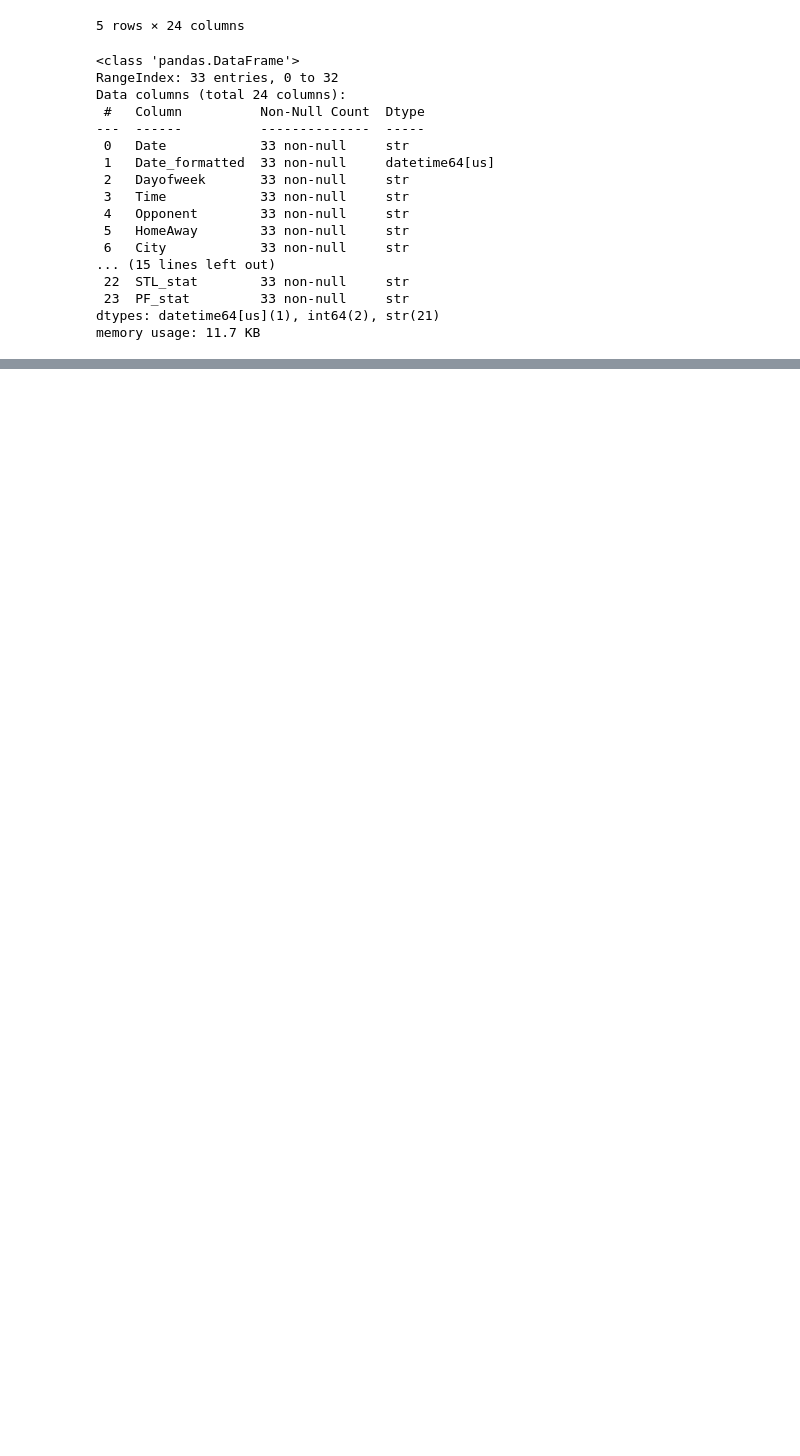
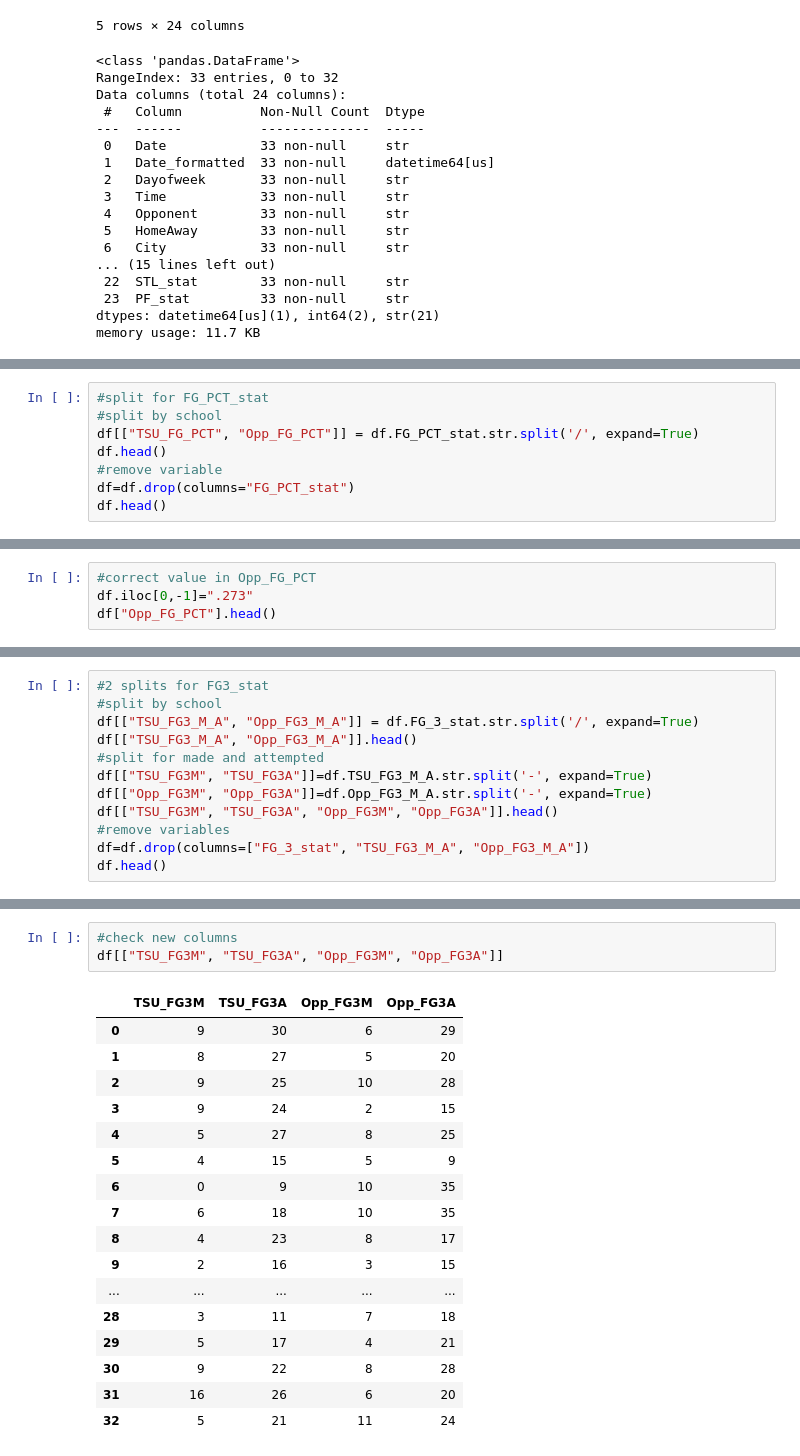
Before and after one commit to e-harrell/TSUBasketball, a Jupyter notebook: initial code.ipynb, the cells around one changed output, grey strips where cells are left out. Cells and saved outputs as stored; diff of their text form; blank space fills up the shorter version.

```diff
--- a/initial code.ipynb
+++ b/initial code.ipynb
@@ -1182,0 +1237,8 @@ memory usage: 11.7 KB
+# %%
+#split for FG_PCT_stat
+#split by school
+df[["TSU_FG_PCT", "Opp_FG_PCT"]] = df.FG_PCT_stat.str.split('/', expand=True)
+df.head()
+#remove variable
+df=df.drop(columns="FG_PCT_stat")
+df.head()
@@ -1182,0 +1281,4 @@ memory usage: 11.7 KB
+# %%
+#correct value in Opp_FG_PCT
+df.iloc[0,-1]=".273"
+df["Opp_FG_PCT"].head()
@@ -1182,0 +1292,12 @@ memory usage: 11.7 KB
+# %%
+#2 splits for FG3_stat
+#split by school
+df[["TSU_FG3_M_A", "Opp_FG3_M_A"]] = df.FG_3_stat.str.split('/', expand=True)
+df[["TSU_FG3_M_A", "Opp_FG3_M_A"]].head()
+#split for made and attempted
+df[["TSU_FG3M", "TSU_FG3A"]]=df.TSU_FG3_M_A.str.split('-', expand=True)
+df[["Opp_FG3M", "Opp_FG3A"]]=df.Opp_FG3_M_A.str.split('-', expand=True)
+df[["TSU_FG3M", "TSU_FG3A", "Opp_FG3M", "Opp_FG3A"]].head()
+#remove variables
+df=df.drop(columns=["FG_3_stat", "TSU_FG3_M_A", "Opp_FG3_M_A"])
+df.head()
@@ -1182,0 +1324,21 @@ memory usage: 11.7 KB
+# %%
+#check new columns
+df[["TSU_FG3M", "TSU_FG3A", "Opp_FG3M", "Opp_FG3A"]]
+# %% [output]
+|  | TSU_FG3M | TSU_FG3A | Opp_FG3M | Opp_FG3A |
+| 0 | 9 | 30 | 6 | 29 |
+| 1 | 8 | 27 | 5 | 20 |
+| 2 | 9 | 25 | 10 | 28 |
+| 3 | 9 | 24 | 2 | 15 |
+| 4 | 5 | 27 | 8 | 25 |
+| 5 | 4 | 15 | 5 | 9 |
+| 6 | 0 | 9 | 10 | 35 |
+| 7 | 6 | 18 | 10 | 35 |
+| 8 | 4 | 23 | 8 | 17 |
+| 9 | 2 | 16 | 3 | 15 |
+| ... | ... | ... | ... | ... |
+| 28 | 3 | 11 | 7 | 18 |
+| 29 | 5 | 17 | 4 | 21 |
+| 30 | 9 | 22 | 8 | 28 |
+| 31 | 16 | 26 | 6 | 20 |
+| 32 | 5 | 21 | 11 | 24 |
```
Also changed, not shown: parts of 15 cells of this notebook.
